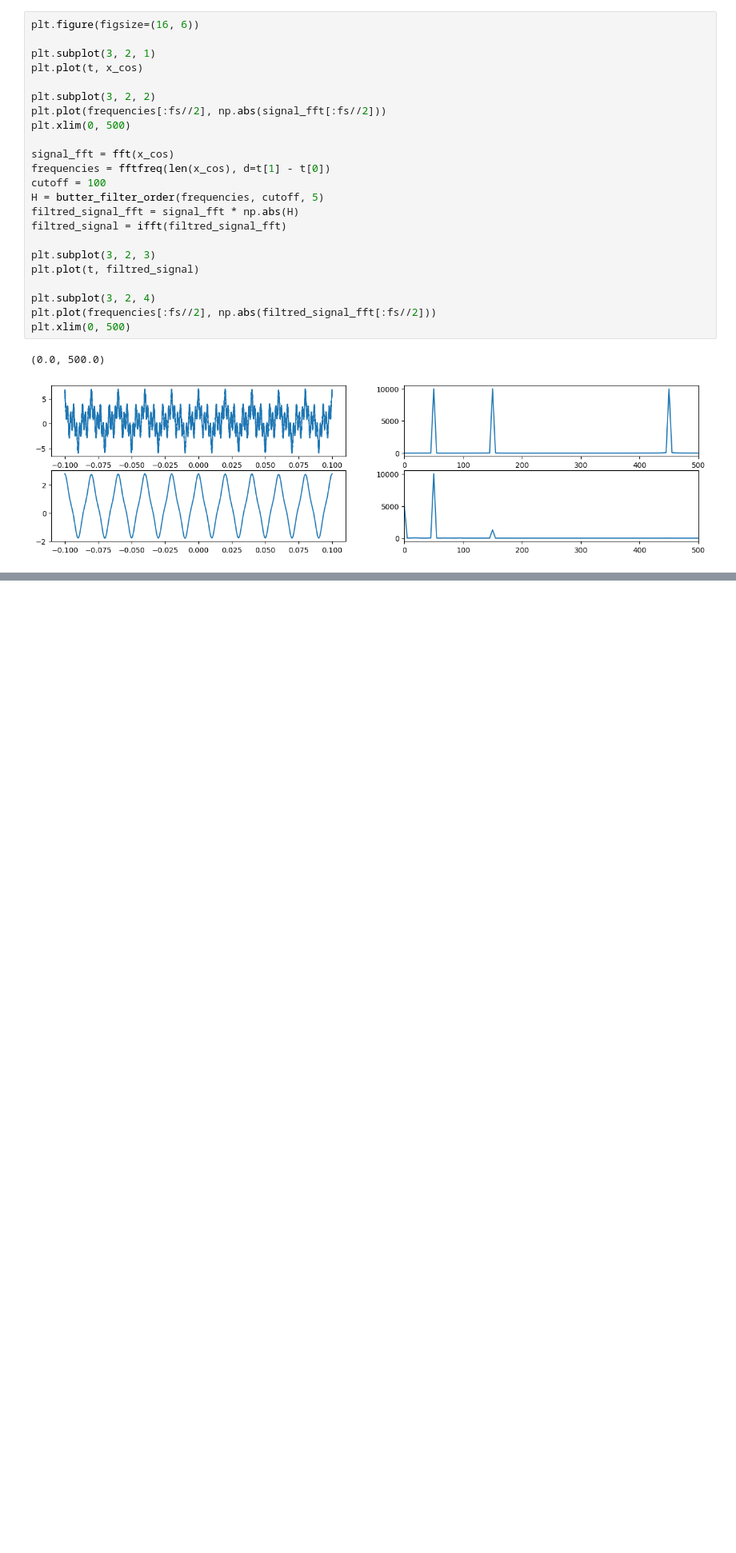
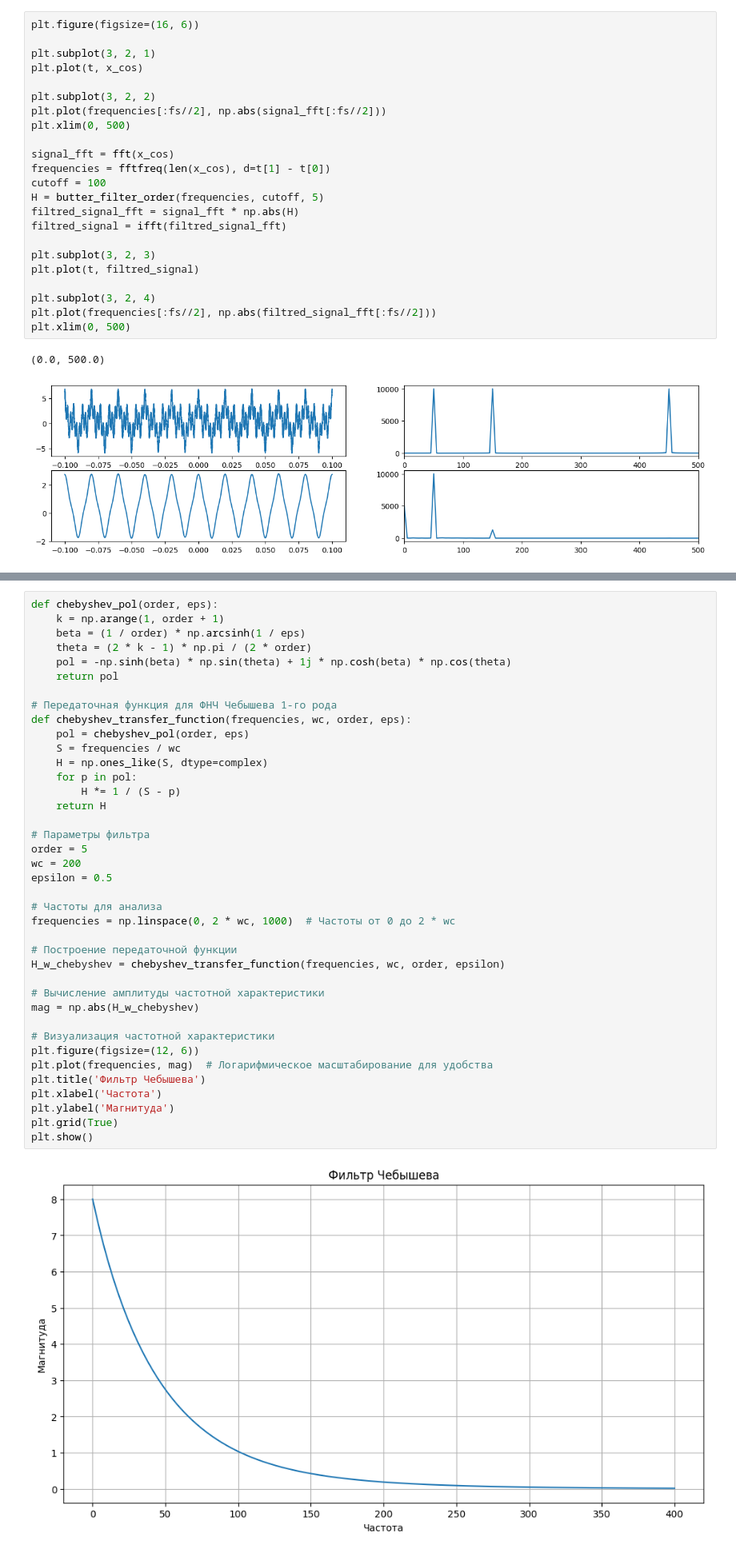
Before and after one commit to KadilenkoIvan/digital_signal_processing, a Jupyter notebook: lab3/1.ipynb, the cells around one changed output, grey strips where cells are left out. Shown at 80% size. Drawn from its saved outputs; the diff is of its cells as text; blank space fills up the shorter version.

```diff
--- a/lab3/1.ipynb
+++ b/lab3/1.ipynb
@@ -355,0 +358,41 @@ plt.xlim(0, 500)
+# %%
+def chebyshev_pol(order, eps):
+    k = np.arange(1, order + 1)
+    beta = (1 / order) * np.arcsinh(1 / eps)
+    theta = (2 * k - 1) * np.pi / (2 * order)
+    pol = -np.sinh(beta) * np.sin(theta) + 1j * np.cosh(beta) * np.cos(theta)
+    return pol
+
+# Передаточная функция для ФНЧ Чебышева 1-го рода
+def chebyshev_transfer_function(frequencies, wc, order, eps):
+    pol = chebyshev_pol(order, eps)
+    S = frequencies / wc
+    H = np.ones_like(S, dtype=complex)
+    for p in pol:
+        H *= 1 / (S - p)
+    return H
+
+# Параметры фильтра
+order = 5
+wc = 200
+epsilon = 0.5
+
+# Частоты для анализа
+frequencies = np.linspace(0, 2 * wc, 1000)  # Частоты от 0 до 2 * wc
+
+# Построение передаточной функции
+H_w_chebyshev = chebyshev_transfer_function(frequencies, wc, order, epsilon)
+
+# Вычисление амплитуды частотной характеристики
+mag = np.abs(H_w_chebyshev)
+
+# Визуализация частотной характеристики
+plt.figure(figsize=(12, 6))
+plt.plot(frequencies, mag)  # Логарифмическое масштабирование для удобства
+plt.title('Фильтр Чебышева')
+plt.xlabel('Частота')
+plt.ylabel('Магнитуда')
+plt.grid(True)
+plt.show()
+# %% [output]
+[figure, added]
```
Also changed, not shown: parts of 5 cells of this notebook, 1 other file.
